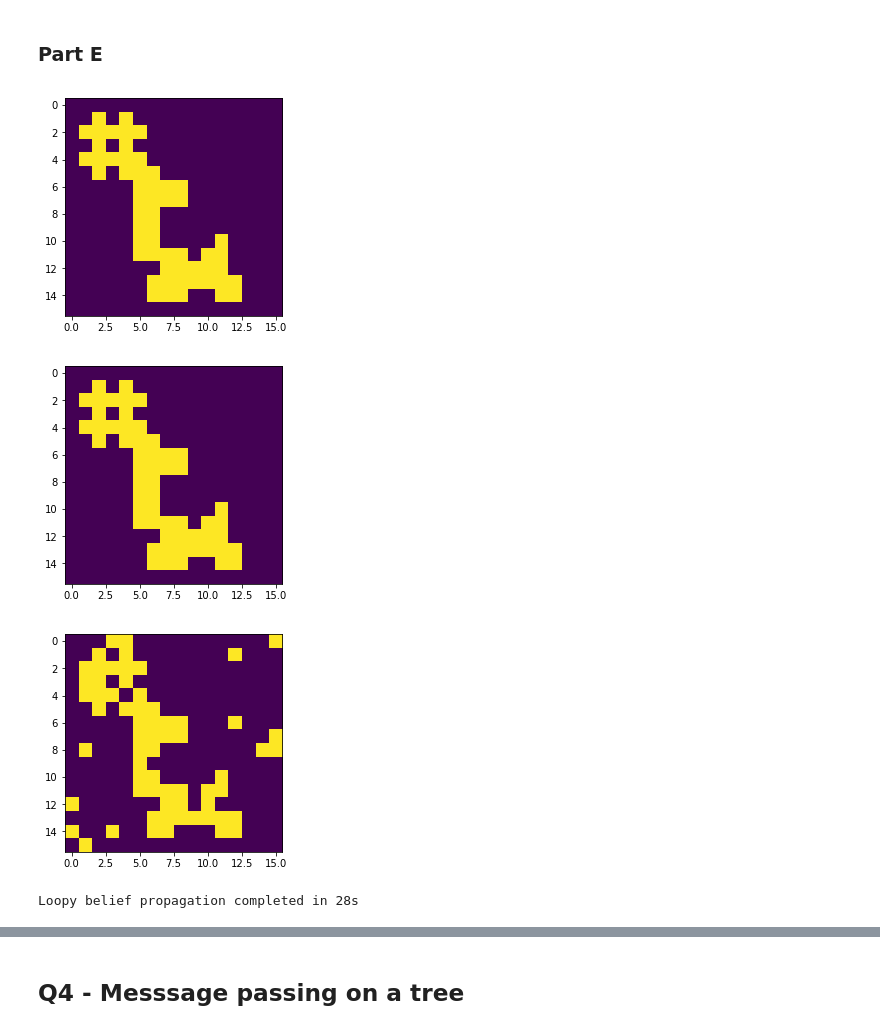
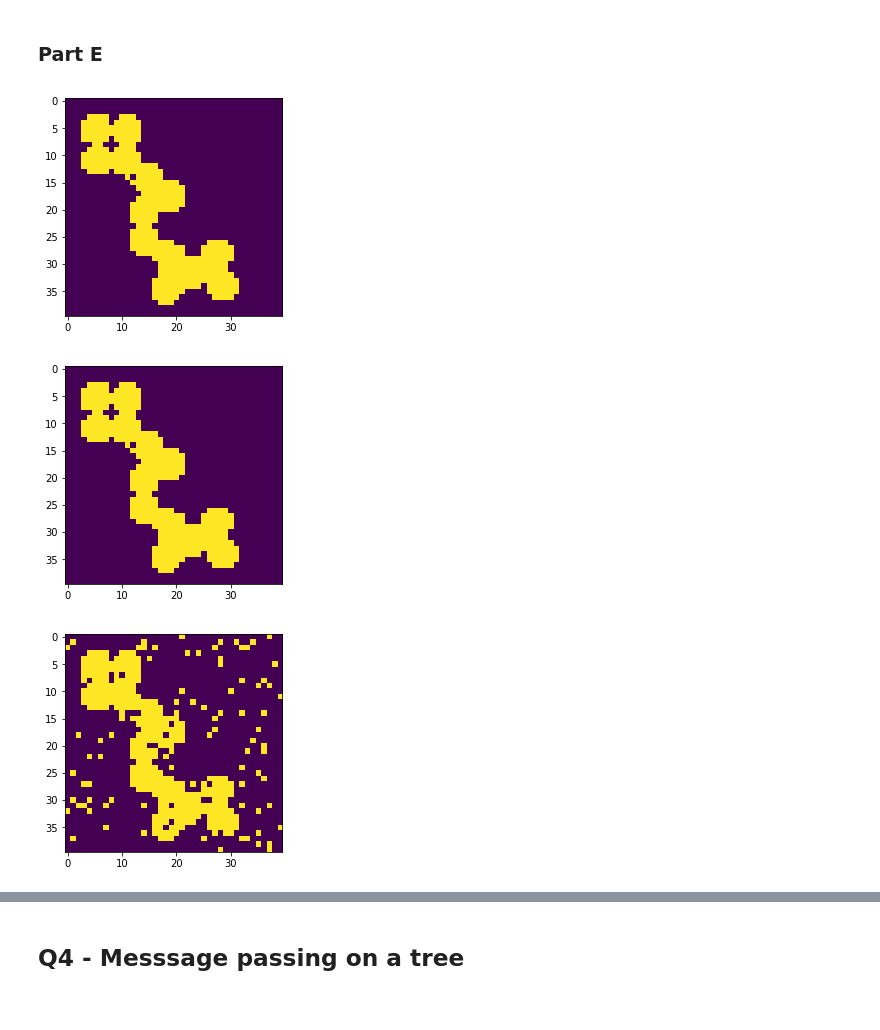
Before and after one commit to nyjgary/probabilistic-graphical-models, a Jupyter notebook: hwk3-bp/belief-propagation.ipynb, the cells around one changed output, grey strips where cells are left out. Cells and saved outputs as stored; diff of their text form; code cells hidden in the pictures.

```diff
--- a/hwk3-bp/belief-propagation.ipynb
+++ b/hwk3-bp/belief-propagation.ipynb
@@ -683,7 +681,7 @@ results_err10 = run_experiments(err=0.10, n_trials=10, source=zero_msg, n_iter=5
 ### Part E
 # %%
 def load_image(img_filepath, desired_width=40):
-    """ Load image, reshape, and flatten into an array of bits
+    """ Load (colored) image, reshape, and flatten into an array of bits
 
     Parameters
     ----------
@@ -769,27 +767,18 @@ def encode_img(img_bits, d_v=4, d_c=8):
 
     return encoded, H, Gt
 # %%
-img_bits = load_image('binary-image.png', desired_width=16)
+img_bits = load_image('binary-image.png', desired_width=40)
 visualize_image(img_bits)
 # %% [output]
-[figure, old version]
+[figure, new version]
 # %%
 encoded, H, Gt = encode_img(img_bits, d_v=4, d_c=8)
 # %%
-visualize_image(encoded[:16*16])
+visualize_image(encoded[:40*40])
 # %% [output]
-[figure, old version]
+[figure, new version]
 # %%
 corrupted = add_noise(encoded, .06)
-visualize_image(corrupted[:16*16])
+visualize_image(corrupted[:40*40])
 # %% [output]
-[figure, old version]
+[figure, new version]
-# %%
-start = time.time()
-ldpc_img = make_ldpc_fg(H)
-ldpc_img = set_unary_factors(ldpc_img, corrupted, .06)
-beliefs_img, beliefs_img_hist = get_beliefs(ldpc_img, 30)
-time_elapsed = time.time() - start
-print("Loopy belief propagation completed in {}s".format(int(time_elapsed)))
-# %% [output]
-Loopy belief propagation completed in 28s
```
Also changed, not shown: parts of 19 cells of this notebook.
